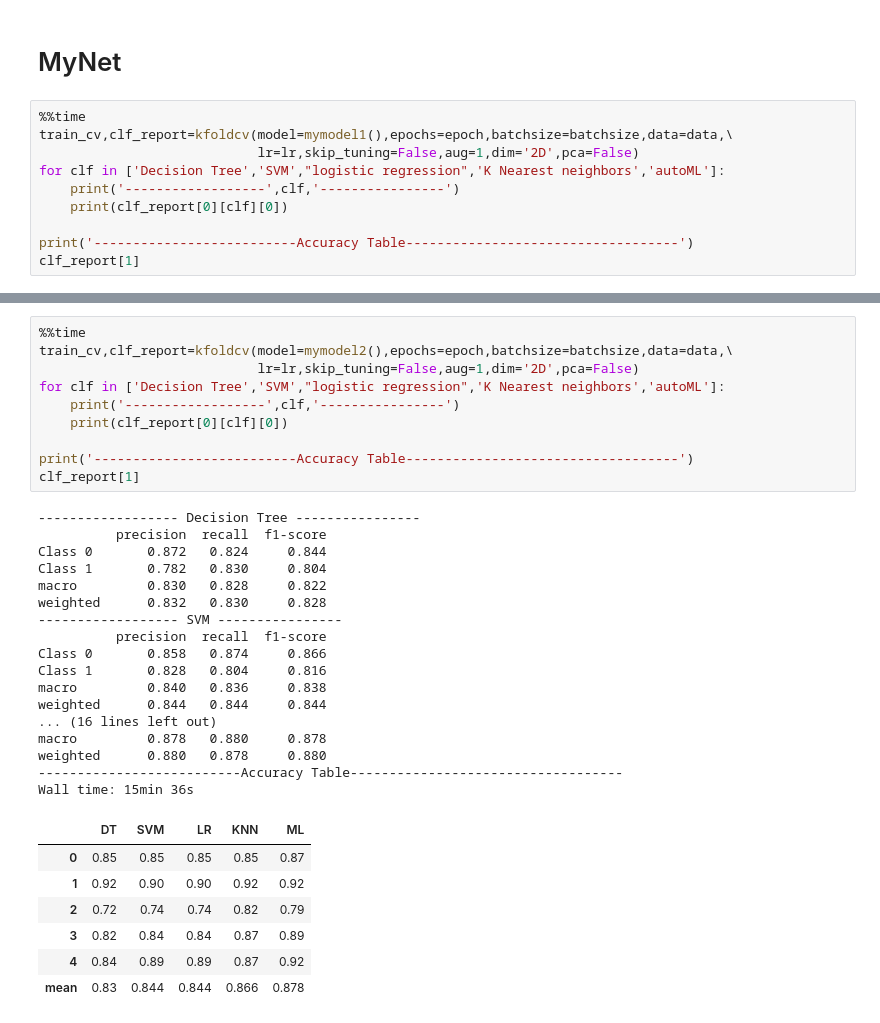
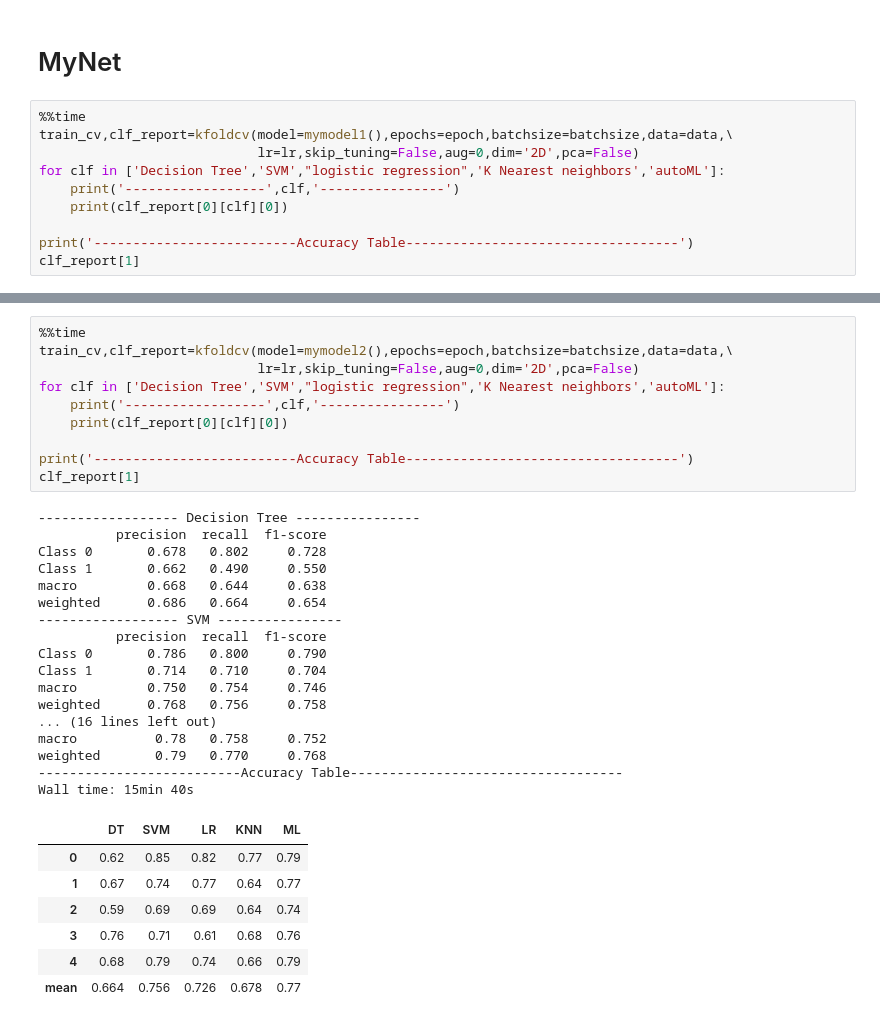
Before and after one commit to talhaanwarch/SIAMESE-classifier, a Jupyter notebook: notebooks/our_models_comparison-nonaugmented.ipynb, the cells around one changed output, grey strips where cells are left out. Cells and saved outputs as stored; diff of their text form.

```diff
--- a/notebooks/my_model_comparison.ipynb
+++ b/notebooks/our_models_comparison-nonaugmented.ipynb
@@ -69,7 +69,7 @@ aug=3-> rand augmentation
 # %%
 %%time
 train_cv,clf_report=kfoldcv(model=mymodel1(),epochs=epoch,batchsize=batchsize,data=data,\
-                            lr=lr,skip_tuning=False,aug=1,dim='2D',pca=False)
+                            lr=lr,skip_tuning=False,aug=0,dim='2D',pca=False)
 for clf in ['Decision Tree','SVM',"logistic regression",'K Nearest neighbors','autoML']:
     print('------------------',clf,'----------------')
     print(clf_report[0][clf][0])
@@ -104,38 +104,38 @@ Wall time: 16min 19s
 # %%
 %%time
 train_cv,clf_report=kfoldcv(model=mymodel2(),epochs=epoch,batchsize=batchsize,data=data,\
-                            lr=lr,skip_tuning=False,aug=1,dim='2D',pca=False)
+                            lr=lr,skip_tuning=False,aug=0,dim='2D',pca=False)
 for clf in ['Decision Tree','SVM',"logistic regression",'K Nearest neighbors','autoML']:
     print('------------------',clf,'----------------')
     print(clf_report[0][clf][0])
 
 print('--------------------------Accuracy Table-----------------------------------')
 clf_report[1]
 # %% [output]
 ------------------ Decision Tree ----------------
           precision  recall  f1-score
-Class 0       0.872   0.824     0.844
-Class 1       0.782   0.830     0.804
-macro         0.830   0.828     0.822
-weighted      0.832   0.830     0.828
+Class 0       0.678   0.802     0.728
+Class 1       0.662   0.490     0.550
+macro         0.668   0.644     0.638
+weighted      0.686   0.664     0.654
 ------------------ SVM ----------------
           precision  recall  f1-score
-Class 0       0.858   0.874     0.866
-Class 1       0.828   0.804     0.816
-macro         0.840   0.836     0.838
-weighted      0.844   0.844     0.844
+Class 0       0.786   0.800     0.790
+Class 1       0.714   0.710     0.704
+macro         0.750   0.754     0.746
+weighted      0.768   0.756     0.758
 ... (16 lines left out)
-macro         0.878   0.880     0.878
-weighted      0.880   0.878     0.880
+macro          0.78   0.758     0.752
+weighted       0.79   0.770     0.768
 --------------------------Accuracy Table-----------------------------------
-Wall time: 15min 36s
+Wall time: 15min 40s
 |  | DT | SVM | LR | KNN | ML |
-| 0 | 0.85 | 0.85 | 0.85 | 0.85 | 0.87 |
-| 1 | 0.92 | 0.90 | 0.90 | 0.92 | 0.92 |
-| 2 | 0.72 | 0.74 | 0.74 | 0.82 | 0.79 |
-| 3 | 0.82 | 0.84 | 0.84 | 0.87 | 0.89 |
-| 4 | 0.84 | 0.89 | 0.89 | 0.87 | 0.92 |
-| mean | 0.83 | 0.844 | 0.844 | 0.866 | 0.878 |
+| 0 | 0.62 | 0.85 | 0.82 | 0.77 | 0.79 |
+| 1 | 0.67 | 0.74 | 0.77 | 0.64 | 0.77 |
+| 2 | 0.59 | 0.69 | 0.69 | 0.64 | 0.74 |
+| 3 | 0.76 | 0.71 | 0.61 | 0.68 | 0.76 |
+| 4 | 0.68 | 0.79 | 0.74 | 0.66 | 0.79 |
+| mean | 0.664 | 0.756 | 0.726 | 0.678 | 0.77 |
 # %%
 %%time
 train_cv,clf_report=kfoldcv(model=mymodel3(),epochs=epoch,batchsize=batchsize,data=data,\
```
Also changed, not shown: parts of 4 cells of this notebook, 4 other files.
